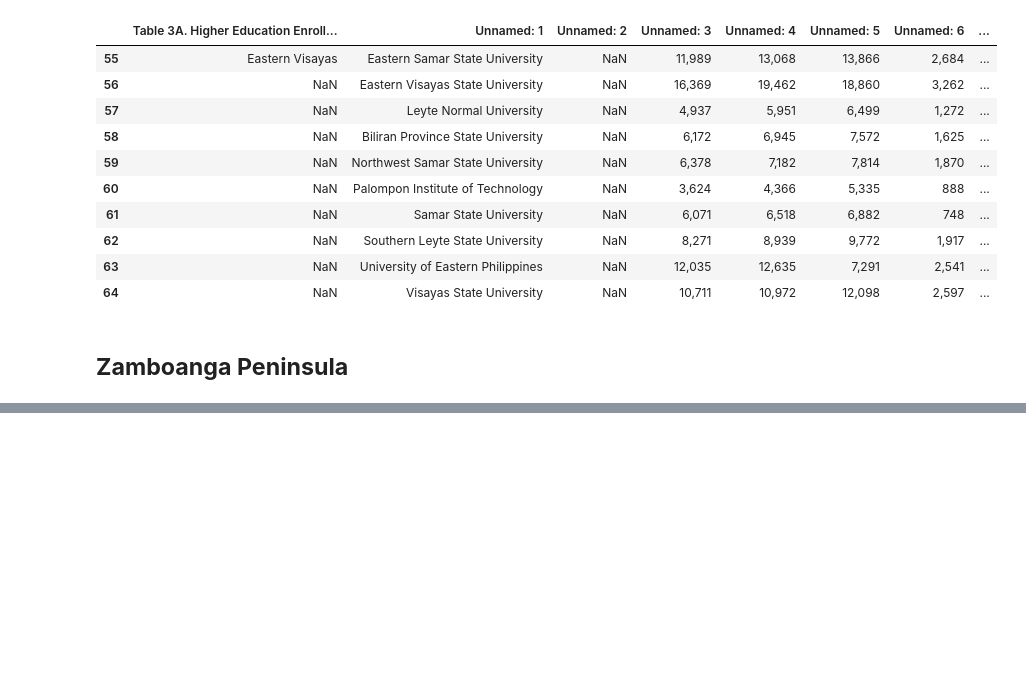
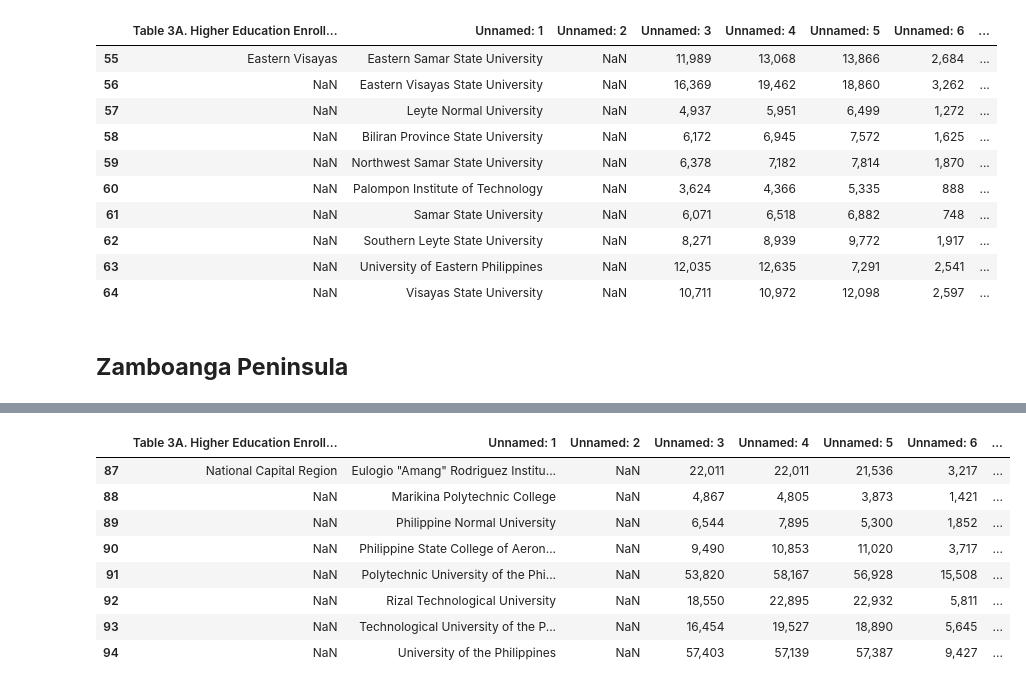
Before and after one commit to GlennBSIT3205/IT-BA-3205_Coalesce, a Jupyter notebook: Education in the Philippines Visualization.ipynb, the cells around one changed output, grey strips where cells are left out. Drawn from its saved outputs; the diff is of its cells as text; code cells hidden in the pictures; blank space fills up the shorter version.

```diff
--- a/Education in the Philippines Visualization.ipynb
+++ b/Education in the Philippines Visualization.ipynb
@@ -178,0 +213,14 @@ display(df.iloc[65:71])
+# %%
+url = 'https://raw.githubusercontent.com/GlennBSIT3205/IT-BA-3205_Coalesce/main/Data%20Sets/Higher-Education-Enrollment-and-Graduates-in-State-Universities-and-Colleges-1-converted.csv'
+df = pd.read_csv(url)
+display(df.iloc[87:95])
+# %% [output]
+|  | Table 3A. Higher Education Enroll... | Unnamed: 1 | Unnamed: 2 | Unnamed: 3 | Unnamed: 4 | Unnamed: 5 | Unnamed: 6 | ... |
+| 87 | National Capital Region | Eulogio "Amang" Rodriguez Institu... | NaN | 22,011 | 22,011 | 21,536 | 3,217 | ... |
+| 88 | NaN | Marikina Polytechnic College | NaN | 4,867 | 4,805 | 3,873 | 1,421 | ... |
+| 89 | NaN | Philippine Normal University | NaN | 6,544 | 7,895 | 5,300 | 1,852 | ... |
+| 90 | NaN | Philippine State College of Aeron... | NaN | 9,490 | 10,853 | 11,020 | 3,717 | ... |
+| 91 | NaN | Polytechnic University of the Phi... | NaN | 53,820 | 58,167 | 56,928 | 15,508 | ... |
+| 92 | NaN | Rizal Technological University | NaN | 18,550 | 22,895 | 22,932 | 5,811 | ... |
+| 93 | NaN | Technological University of the P... | NaN | 16,454 | 19,527 | 18,890 | 5,645 | ... |
+| 94 | NaN | University of the Philippines | NaN | 57,403 | 57,139 | 57,387 | 9,427 | ... |
```
Also changed, not shown: parts of 3 cells of this notebook.
